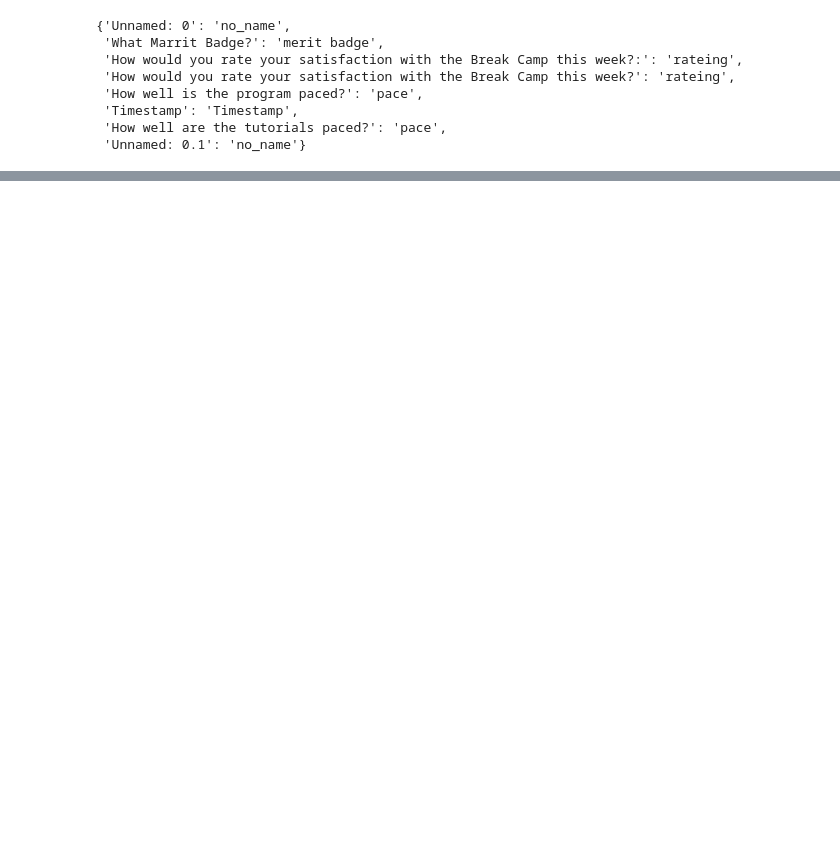
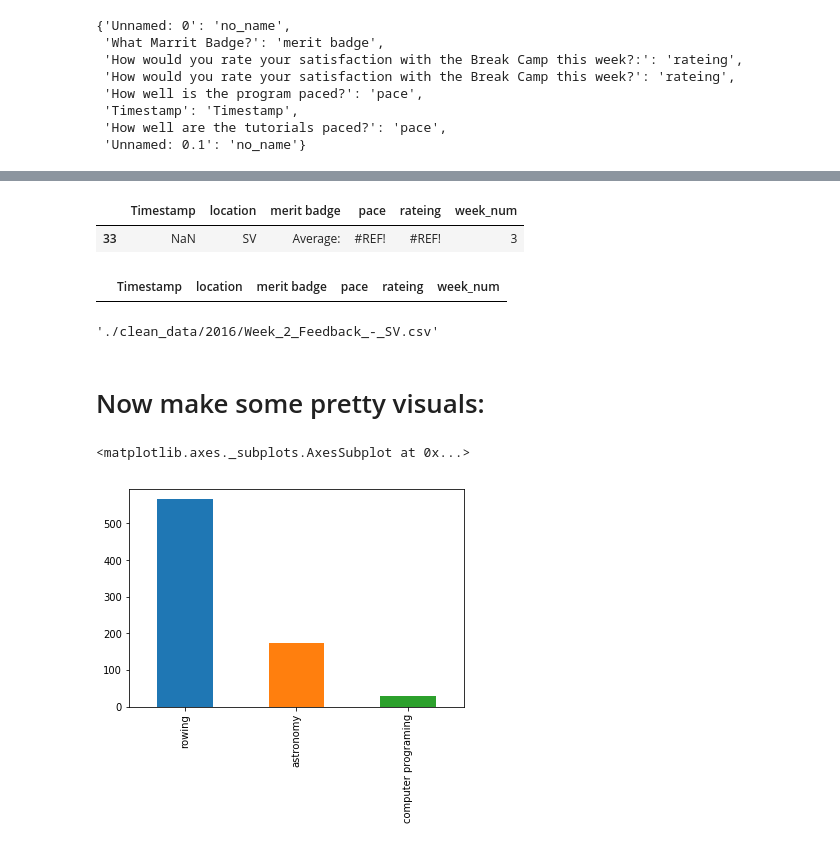
Before and after one commit to capt-alien/Quick_N_Dirty_Data, a Jupyter notebook: Tutorial_Code.ipynb, the cells around one changed output, grey strips where cells are left out. Saved outputs shown, nothing was run; the diff lists cells and outputs as text; code cells hidden in the pictures; blank space fills up the shorter version.

```diff
--- a/Tutorial_Code.ipynb
+++ b/Tutorial_Code.ipynb
@@ -182,0 +193,2 @@ for file in FILENAMES:
+# %%
+big_fat_DF= pd.concat(list_of_dfs, sort=True)
@@ -182,0 +216,4 @@ for file in FILENAMES:
+# %%
+big_fat_DF.drop(columns=["Unnamed: 0"], inplace=True)
+big_fat_DF.drop(columns=["no_name"], inplace=True)
+big_fat_DF.drop(columns=["no_name.1"], inplace=True)
@@ -182,0 +229,13 @@ for file in FILENAMES:
+# %%
+# Drop row where df["merit badge"]= "Average:"
+
+big_fat_DF[big_fat_DF["merit badge"]== "Average:"]
+# %% [output]
+|  | Timestamp | location | merit badge | pace | rateing | week_num |
+| 33 | NaN | SV | Average: | #REF! | #REF! | 3 |
+# %%
+big_fat_DF = big_fat_DF[big_fat_DF["merit badge"]!= "Average:"]
+# %%
+big_fat_DF[big_fat_DF["merit badge"]== "Average:"]
+# %% [output]
+|  | Timestamp | location | merit badge | pace | rateing | week_num |
@@ -182,0 +244,6 @@ for file in FILENAMES:
+# %%
+FILENAMES[1]
+# %% [output]
+'./clean_data/2016/Week_2_Feedback_-_SV.csv'
+# %% [markdown]
+# Now make some pretty visuals:
@@ -182,0 +253,4 @@ for file in FILENAMES:
+# %%
+nps_df = big_fat_DF["merit badge"].value_counts()
+LABELS = ['Detractor', 'Promoter', 'Passive']
+colors = ['lightcoral', 'yellowgreen', 'yellow']
@@ -182,0 +259,5 @@ for file in FILENAMES:
+# %%
+nps_df.plot(kind="bar")
+# %% [output]
+<matplotlib.axes._subplots.AxesSubplot at 0x...>
+[figure, added]
```
Also changed, not shown: parts of 17 cells of this notebook, 47 other files.
